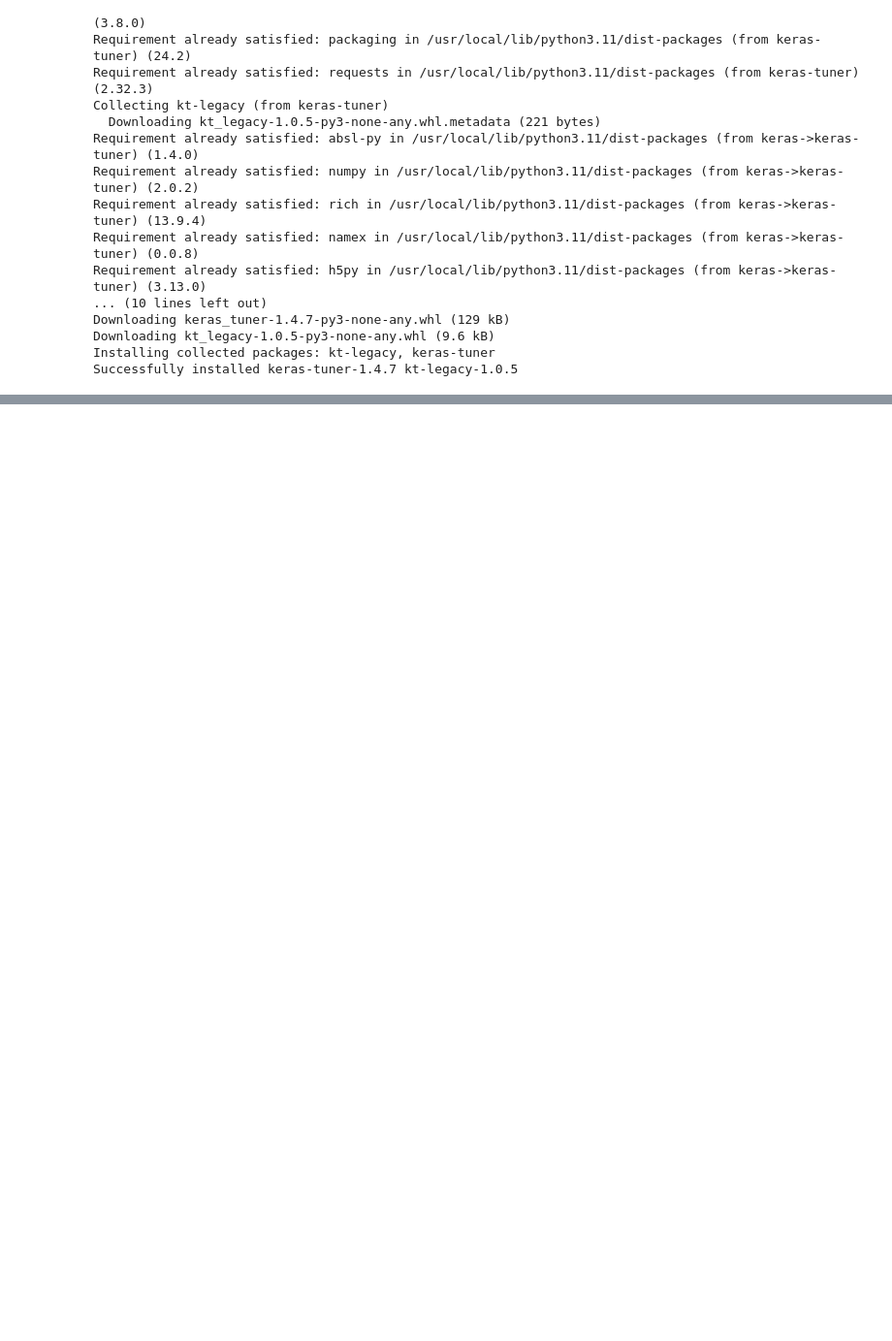
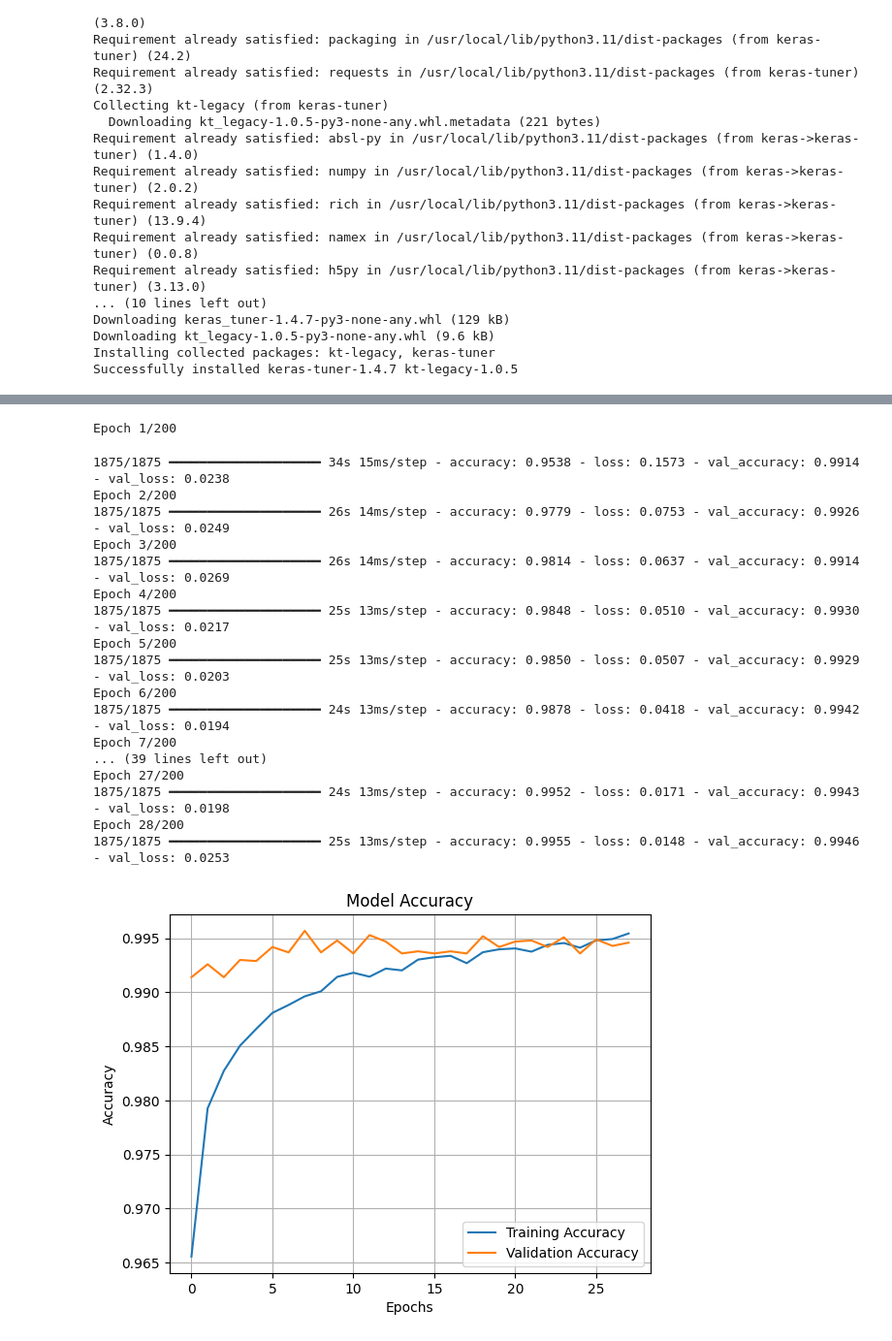
Before and after one commit to kusawokoshitemori/MachineLearningPractice, a Jupyter notebook: MachineLearningPractice.ipynb, the cells around one changed output, grey strips where cells are left out. Shown: that part at 97% size. Saved outputs shown, nothing was run; the diff lists cells and outputs as text; code cells hidden in the pictures; blank space fills up the shorter version.

Commit message:
データの水増しを行った(99.57%)

```diff
--- a/MachineLearningPractice.ipynb
+++ b/MachineLearningPractice.ipynb
@@ -56,3 +57,16 @@ test_images = test_images.reshape(-1, 28, 28, 1).astype("float32") / 255.0
+# %%
+# データの水増し
+from tensorflow.keras.preprocessing.image import ImageDataGenerator
+
+datagen = ImageDataGenerator(
+    rotation_range=10,  # 回転角度の範囲
+    width_shift_range=0.1,  # 水平方向のシフト範囲
+    height_shift_range=0.1,  # 垂直方向のシフト範囲
+    zoom_range=0.1,  # ズーム範囲
+)
+# %%
+# train_imagesとtrain_labelsに対してデータ拡張を適用し、バッチサイズ32のジェネレータを制作
+train_generator = datagen.flow(train_images, train_labels, batch_size=32)
 # %%
 from tensorflow.keras import models, layers, regularizers
 from tensorflow.keras.optimizers import Adam
@@ -206,38 +229,58 @@ from tensorflow.keras.callbacks import EarlyStopping
 
 early_stopping = EarlyStopping(
     monitor='val_accuracy',
-    patience=20
+    patience=20,
     min_delta=0.001,
     restore_best_weights=True
 )
 
 # すでにコンパイル済みなら、再コンパイルは不要
 # best_model.compile(optimizer='adam',
 #               loss='sparse_categorical_crossentropy',
 #               metrics=['accuracy'])
 
 # best_model の再学習
-hist = best_model.fit(train_images, train_labels,
+hist = best_model.fit(train_generator,
                       epochs=200,
                       batch_size=256,
                       validation_data=(test_images, test_labels),
                       callbacks=[early_stopping])
 
 # 学習結果の可視化
 plt.plot(hist.history['accuracy'], label='Training Accuracy')
 plt.plot(hist.history['val_accuracy'], label='Validation Accuracy')
 plt.title('Model Accuracy')
 plt.xlabel('Epochs')
 plt.ylabel('Accuracy')
 plt.legend()
 plt.grid()
 plt.show()
 
 plt.plot(hist.history['loss'], label='Training Loss')
 plt.plot(hist.history['val_loss'], label='Validation Loss')
 plt.title('Model Loss')
 plt.xlabel('Epochs')
 plt.ylabel('Loss')
 plt.legend()
 plt.grid()
 plt.show()
+# %% [output]
+Epoch 1/200
+1875/1875 ━━━━━━━━━━━━━━━━━━━━ 34s 15ms/step - accuracy: 0.9538 - loss: 0.1573 - val_accuracy: 0.9914 - val_loss: 0.0238
+Epoch 2/200
+1875/1875 ━━━━━━━━━━━━━━━━━━━━ 26s 14ms/step - accuracy: 0.9779 - loss: 0.0753 - val_accuracy: 0.9926 - val_loss: 0.0249
+Epoch 3/200
+1875/1875 ━━━━━━━━━━━━━━━━━━━━ 26s 14ms/step - accuracy: 0.9814 - loss: 0.0637 - val_accuracy: 0.9914 - val_loss: 0.0269
+Epoch 4/200
+1875/1875 ━━━━━━━━━━━━━━━━━━━━ 25s 13ms/step - accuracy: 0.9848 - loss: 0.0510 - val_accuracy: 0.9930 - val_loss: 0.0217
+Epoch 5/200
+1875/1875 ━━━━━━━━━━━━━━━━━━━━ 25s 13ms/step - accuracy: 0.9850 - loss: 0.0507 - val_accuracy: 0.9929 - val_loss: 0.0203
+Epoch 6/200
+1875/1875 ━━━━━━━━━━━━━━━━━━━━ 24s 13ms/step - accuracy: 0.9878 - loss: 0.0418 - val_accuracy: 0.9942 - val_loss: 0.0194
+Epoch 7/200
+... (39 lines left out)
+Epoch 27/200
+1875/1875 ━━━━━━━━━━━━━━━━━━━━ 24s 13ms/step - accuracy: 0.9952 - loss: 0.0171 - val_accuracy: 0.9943 - val_loss: 0.0198
+Epoch 28/200
+1875/1875 ━━━━━━━━━━━━━━━━━━━━ 25s 13ms/step - accuracy: 0.9955 - loss: 0.0148 - val_accuracy: 0.9946 - val_loss: 0.0253
+[figure, added]
```
Also changed, not shown: parts of 8 cells of this notebook.
